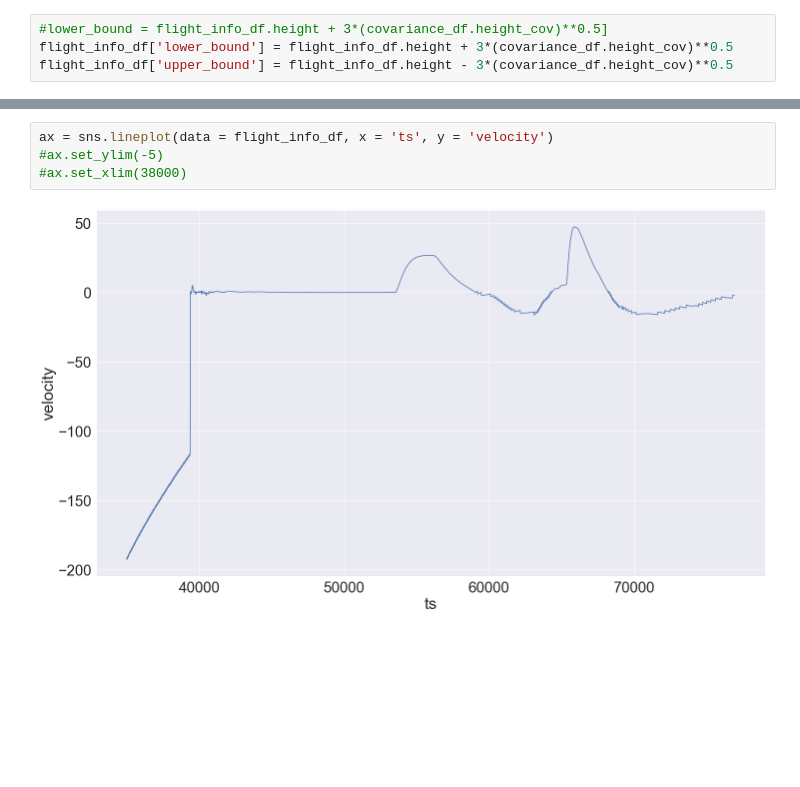
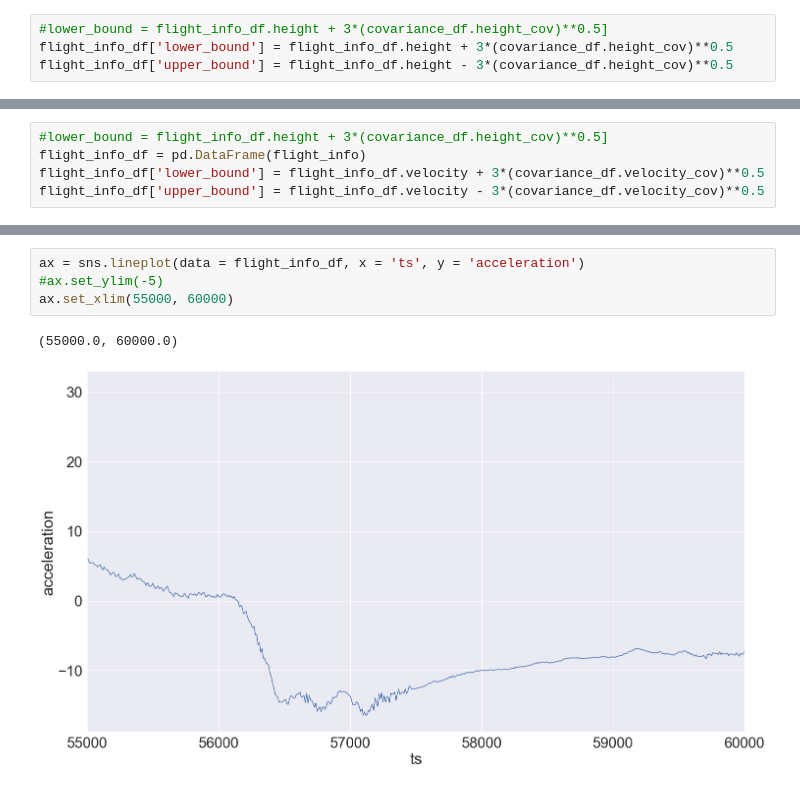
Before and after one commit to catsystems/cats-embedded, a Jupyter notebook: log_parsing/CATS Log Parser.ipynb, the cells around one changed output, grey strips where cells are left out. Drawn from its saved outputs; the diff is of its cells as text; blank space fills up the shorter version.

```diff
--- a/log_parsing/CATS Log Parser.ipynb
+++ b/log_parsing/CATS Log Parser.ipynb
@@ -152,0 +186,5 @@ ax = sns.lineplot(data = flight_info_df, x = 'ts', y = 'upper_bound')
+# %%
+#lower_bound = flight_info_df.height + 3*(covariance_df.height_cov)**0.5]
+flight_info_df = pd.DataFrame(flight_info)
+flight_info_df['lower_bound'] = flight_info_df.velocity + 3*(covariance_df.velocity_cov)**0.5
+flight_info_df['upper_bound'] = flight_info_df.velocity - 3*(covariance_df.velocity_cov)**0.5
@@ -153,8 +200,9 @@ ax = sns.lineplot(data = flight_info_df, x = 'ts', y = 'upper_bound')
 # %%
-ax = sns.lineplot(data = flight_info_df, x = 'ts', y = 'velocity')
+ax = sns.lineplot(data = flight_info_df, x = 'ts', y = 'acceleration')
 #ax.set_ylim(-5)
-#ax.set_xlim(38000)
+ax.set_xlim(55000, 60000)
 # %% [output]
+(55000.0, 60000.0)
-[figure, old version]
+[figure, new version]
 # %%
 ax = sns.lineplot(data = flight_info_df, x = 'ts', y = 'acceleration')
```
Also changed, not shown: parts of 6 cells of this notebook, 7 other files.
